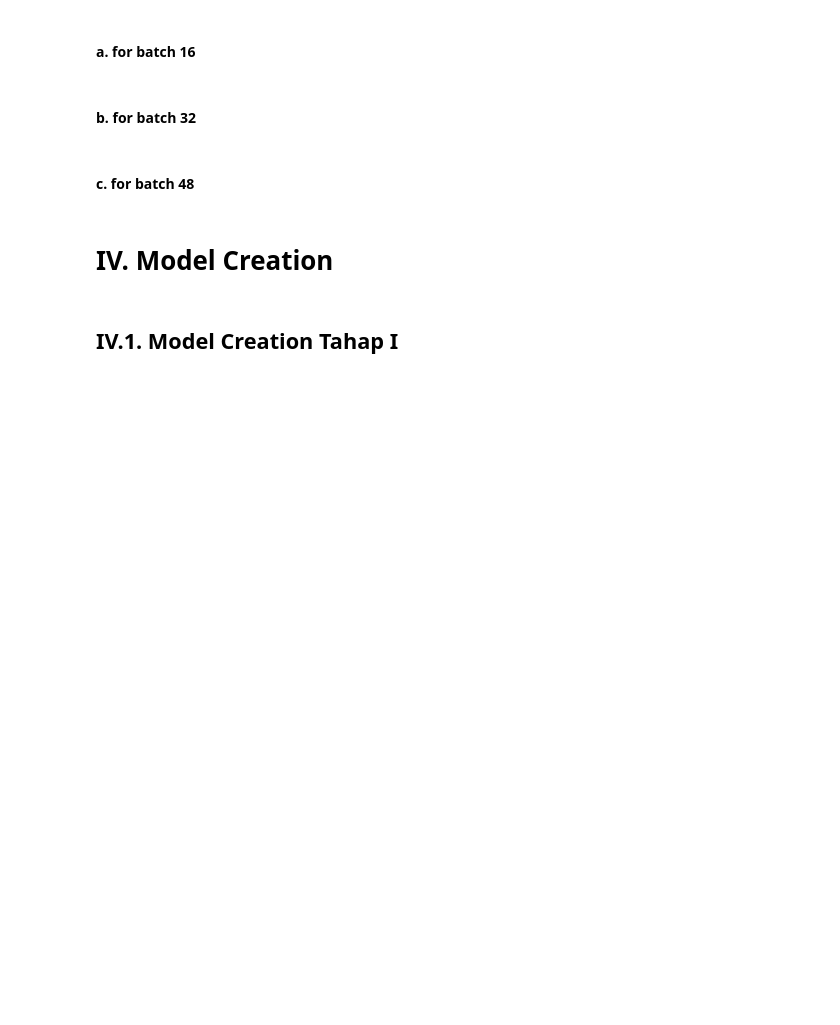
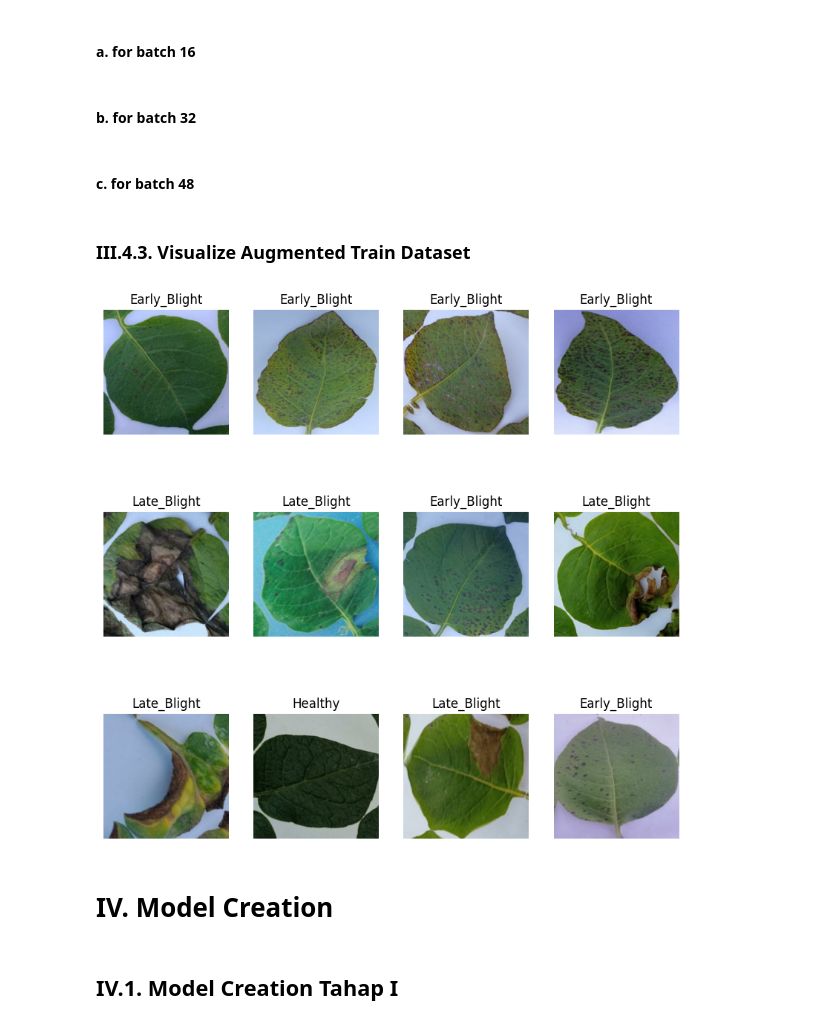
Before and after one commit to drewjd27/CNN-potato-disease-classification, a Jupyter notebook: model-development/training.ipynb, the cells around one changed output. Saved outputs shown, nothing was run; the diff lists cells and outputs as text; code cells hidden in the pictures; blank space fills up the shorter version.

```diff
--- a/model-development/training.ipynb
+++ b/model-development/training.ipynb
@@ -291,6 +289,19 @@ train_ds_32 = train_ds_32.map(
 train_ds_48 = train_ds_48.map(
     lambda x, y: (data_augmentation(x, training=True), y)
 ).prefetch(buffer_size=tf.data.AUTOTUNE)
+# %% [markdown]
+### III.4.3. Visualize Augmented Train Dataset
+# %%
+fig = plt.figure(figsize=(10, 10))
+for image_batch, labels_batch in train_ds_48.take(1):
+    for i in range(12):
+        ax = plt.subplot(3, 4, i + 1)
+        plt.imshow(image_batch[i].numpy().astype("uint8"))
+        plt.title(class_names_16[labels_batch[i]])
+        plt.axis("off")
+fig.savefig('augmented_samples.png', dpi=300)
+# %% [output]
+[figure, added]
 # %% [markdown]
 # IV. Model Creation
 # %% [markdown]
```
Also changed, not shown: parts of 56 cells of this notebook, 14 other files.
